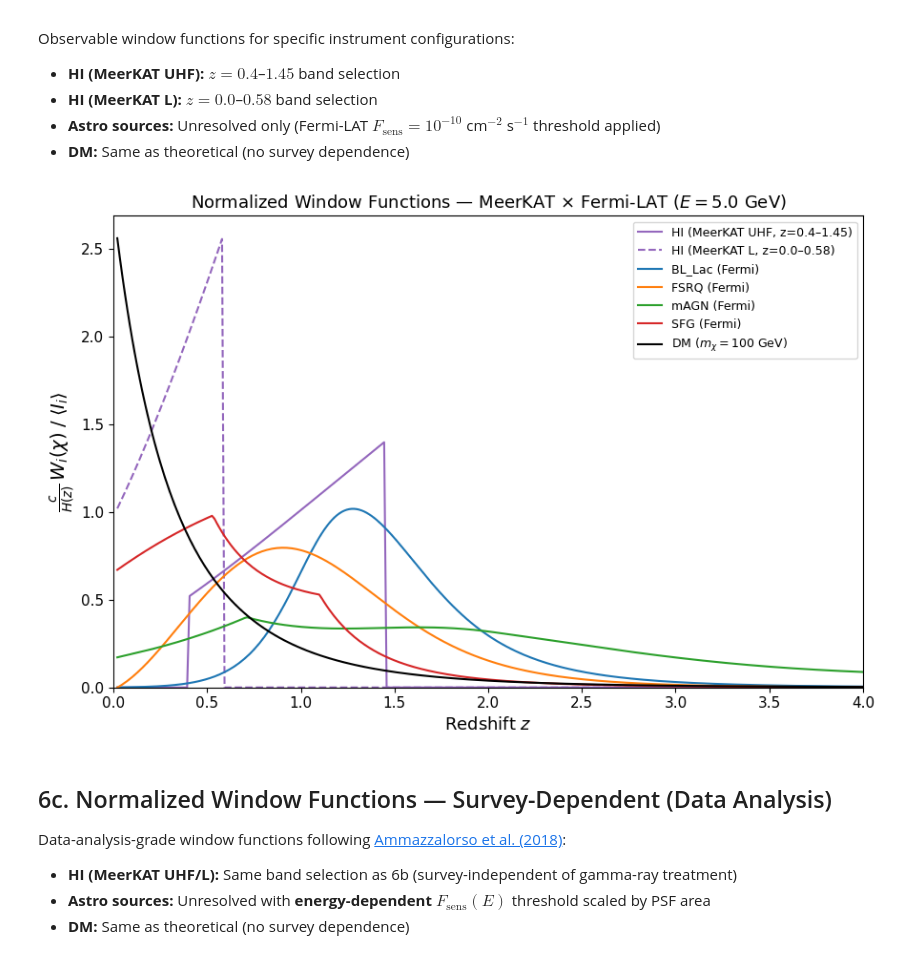
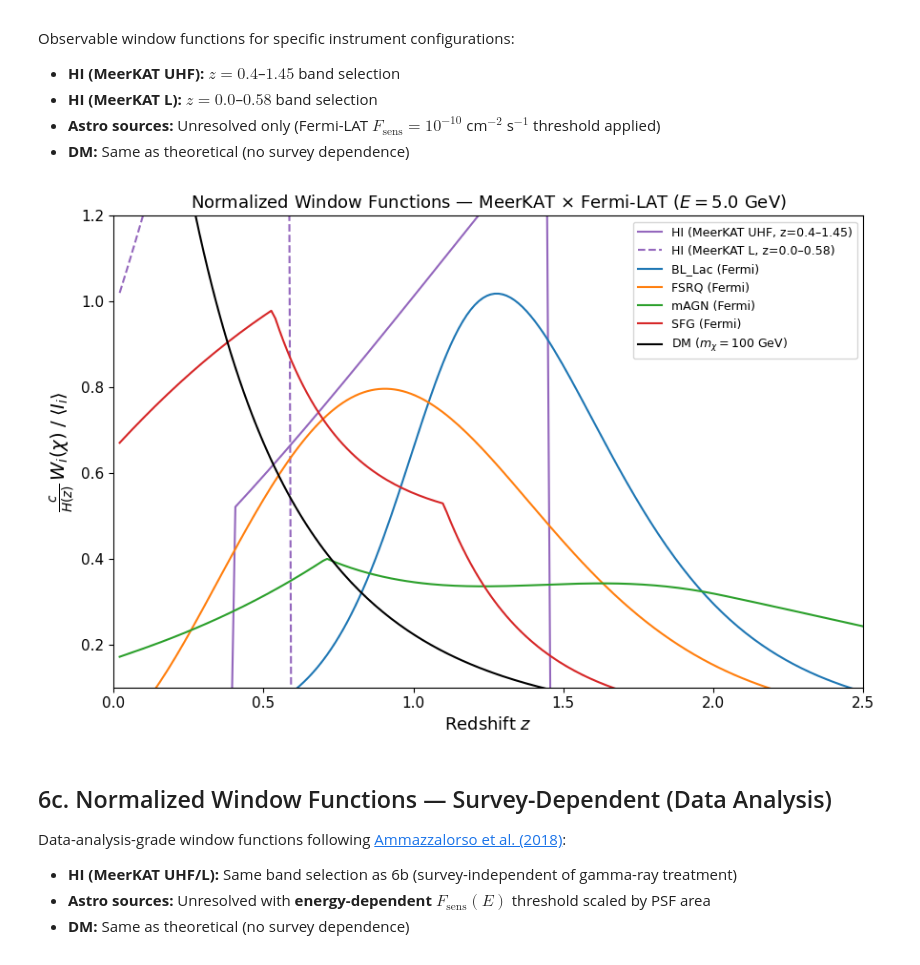
Before and after one commit to raw-asparagus/hixugrb, a Jupyter notebook: notebooks/pipeline_validation.ipynb, the cells around one changed output. Drawn from its saved outputs; the diff is of its cells as text; code cells hidden in the pictures.

```diff
--- a/notebooks/pipeline_validation.ipynb
+++ b/notebooks/pipeline_validation.ipynb
@@ -242,34 +244,36 @@ z_plot2 = np.linspace(0.02, 4.0, 300)
 
 # MeerKAT UHF + Fermi-LAT (unresolved)
 bands = [('UHF', 0.4, 1.45, '-'), ('L', 0.0, 0.58, '--')]
 
 fig, ax = plt.subplots(figsize=(9, 6))
 
 for name, zlo, zhi, ls in bands:
     W_band = ap.normalized_windows(z_plot2, E_GeV=E_ref, m_chi_GeV=m_chi,
                                    z_min_hi=zlo, z_max_hi=zhi,
                                    unresolved_only=True, include_DM=True)
     ax.plot(z_plot2, W_band['HI'], color='C4', ls=ls, lw=1.5,
             label=f'HI (MeerKAT {name}, z={zlo}–{zhi})')
 
 # Astro & DM (survey-independent of HI band — use UHF result)
 W_survey = ap.normalized_windows(z_plot2, E_GeV=E_ref, m_chi_GeV=m_chi,
                                  z_min_hi=0.4, z_max_hi=1.45,
                                  unresolved_only=True, include_DM=True)
 
 for src, color in [('BL_Lac', 'C0'), ('FSRQ', 'C1'), ('mAGN', 'C2'), ('SFG', 'C3')]:
     ax.plot(z_plot2, W_survey[src], color=color, lw=1.5, label=f'{src} (Fermi)')
 
 ax.plot(z_plot2, W_survey['DM'], color='k', lw=1.5,
         label=f'DM ($m_\\chi={m_chi:.0f}$ GeV)')
 
 ax.set_xlabel('Redshift $z$', fontsize=13)
 ax.set_ylabel(r'$\frac{c}{H(z)}\,W_i(\chi)\;/\;\langle I_i \rangle$', fontsize=14)
 ax.set_title(f'Normalized Window Functions — MeerKAT × Fermi-LAT ($E = {E_ref}$ GeV)', fontsize=13)
 ax.legend(fontsize=9, loc='upper right'); ax.set_xlim(0, 4); ax.set_ylim(bottom=0)
+ax.set_xlim(0.0, 2.5)
+ax.set_ylim(0.1, 1.2)
 fig.tight_layout()
 # %% [output]
-[figure, old version]
+[figure, new version]
 # %% [markdown]
 ## 6c. Normalized Window Functions — Survey-Dependent (Data Analysis)
 
```
Also changed, not shown: parts of 3 cells of this notebook, 39 other files.
